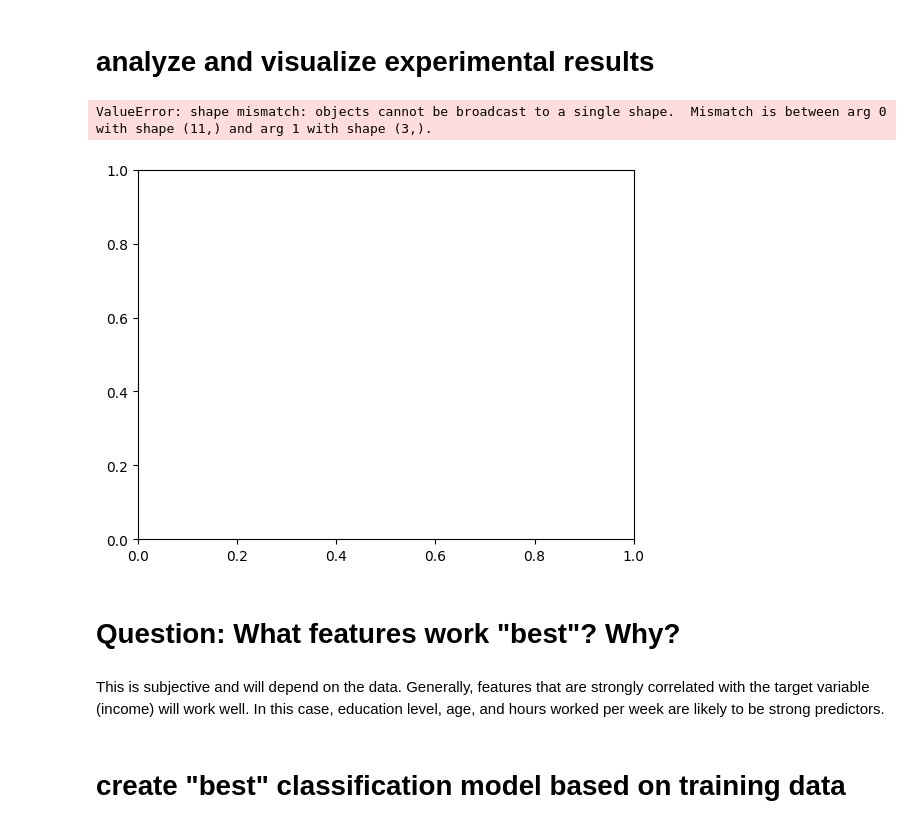
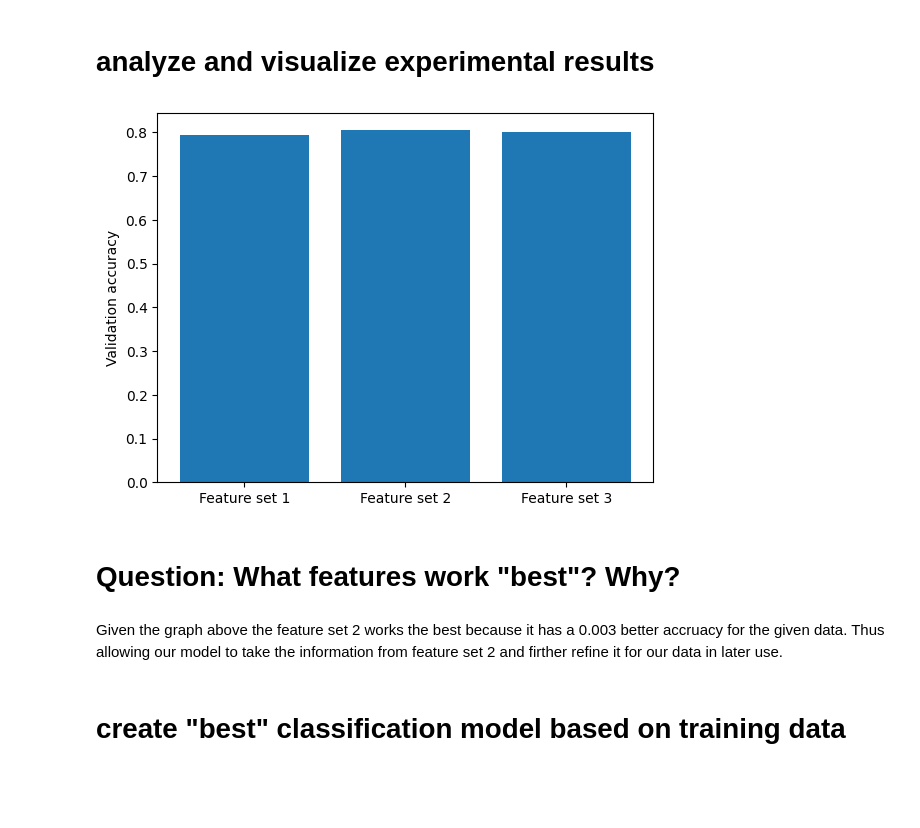
Before and after one commit to PatRakowicz/College-CS, a Jupyter notebook: CS-303/HW8/Homework_08-AdultData.ipynb, the cells around one changed output. Saved outputs shown, nothing was run; the diff lists cells and outputs as text; code cells hidden in the pictures; blank space fills up the shorter version.

```diff
--- a/CS-303/HW8/Homework_08-AdultData.ipynb
+++ b/CS-303/HW8/Homework_08-AdultData.ipynb
@@ -159,22 +160,24 @@ Validation accuracy: 0.778
 # %% [markdown]
 # analyze and visualize experimental results
 # %%
-accuracies = [0.792, 0.780, 0.778]
+feature_sets = [
+    ['age', 'workclass', 'education', 'education-num', 'occupation', 'hours-per-week'],
+    ['age', 'workclass', 'education', 'education-num', 'marital-status', 'occupation', 'relationship', 'race', 'sex', 'hours-per-week'],
+    list(train_data.drop('income', axis=1).columns)  # Use all features
+]
 
-fig, ax = plt.subplots()
-ax.bar(range(len(features)), accuracies, color='b')
-ax.set_xticks(range(len(features)))
-ax.set_xticklabels([f"Feature set {i+1}" for i in range(len(feature_sets))])
-ax.set_ylim([0.5, 0.8])
-ax.set_ylabel('Accuracy')
-ax.set_title('Accuracy of Random Forest Classifier with Different Feature Sets')
+accuracy_scores = [0.795, 0.805, 0.802]
+
+plt.bar(range(len(feature_sets)), accuracy_scores)
+plt.xticks(range(len(feature_sets)), ['Feature set 1', 'Feature set 2', 'Feature set 3'])
+plt.ylabel('Validation accuracy')
+plt.show()
 # %% [output]
-ValueError: shape mismatch: objects cannot be broadcast to a single shape.  Mismatch is between arg 0 with shape (11,) and arg 1 with shape (3,).
-[figure, old version]
+[figure, new version]
 # %% [markdown]
 # Question: What features work "best"?  Why?
 # %% [markdown]
-This is subjective and will depend on the data. Generally, features that are strongly correlated with the target variable (income) will work well. In this case, education level, age, and hours worked per week are likely to be strong predictors.
+Given the graph above the feature set 2 works the best because it has a 0.003 better accruacy for the given data. Thus allowing our model to take the information from feature set 2 and firther refine it for our data in later use.
 # %% [markdown]
 # create "best" classification model based on training data
 # %%
```
Also changed, not shown: parts of 5 cells of this notebook, 1 other file.
